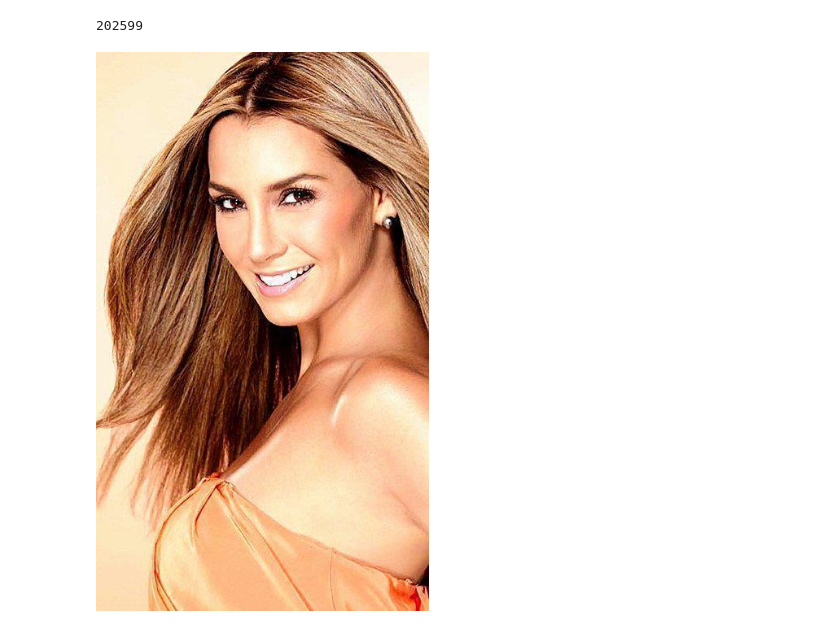
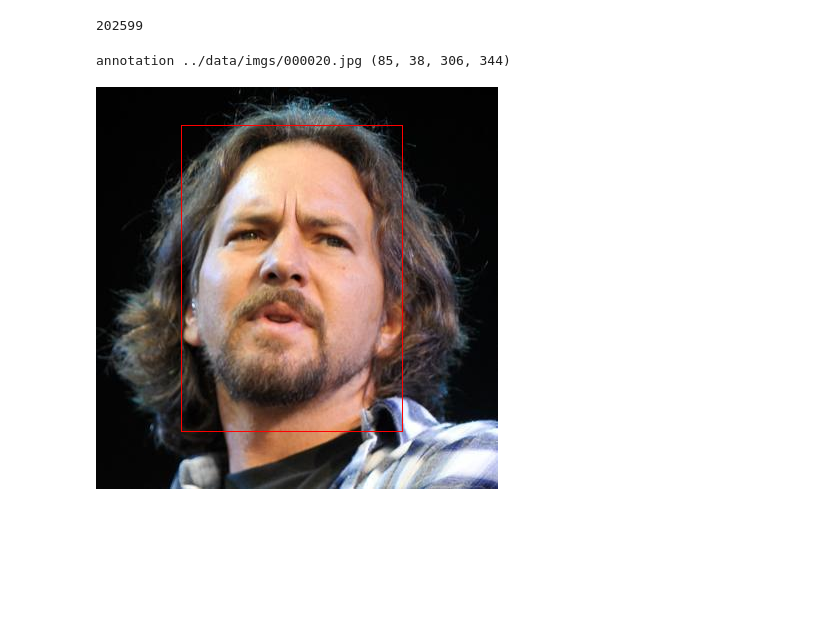
Before and after one commit to rcgreen99/face-detector, a Jupyter notebook: notebooks/eda.ipynb, the cells around one changed output. Drawn from its saved outputs; the diff is of its cells as text; code cells hidden in the pictures; blank space fills up the shorter version.

Commit message:
change bbox vals to be ints, add bbox drawing to annotation

```diff
--- a/notebooks/eda.ipynb
+++ b/notebooks/eda.ipynb
@@ -17,7 +17,9 @@ len(dataset)
 # %% [output]
 202599
 # %%
-annotation = dataset[0]
-annotation.open_image()
+annotation = dataset[19]
+print(annotation)
+annotation.open_image(show_bbox=True)
 # %% [output]
+annotation ../data/imgs/000020.jpg (85, 38, 306, 344)
-[figure, old version]
+[figure, new version]
```
Also changed, not shown: parts of 1 cell of this notebook, 2 other files.
